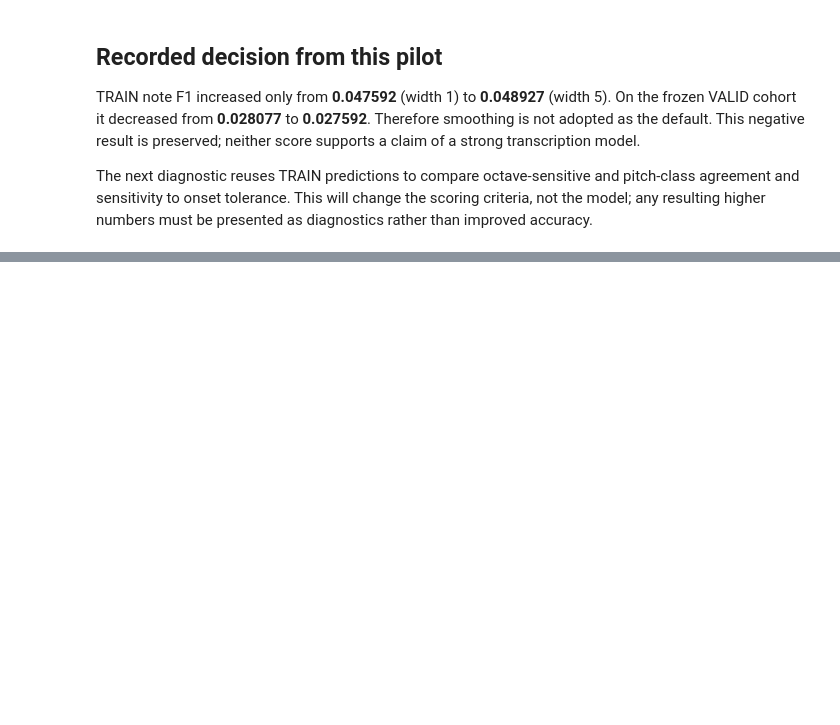
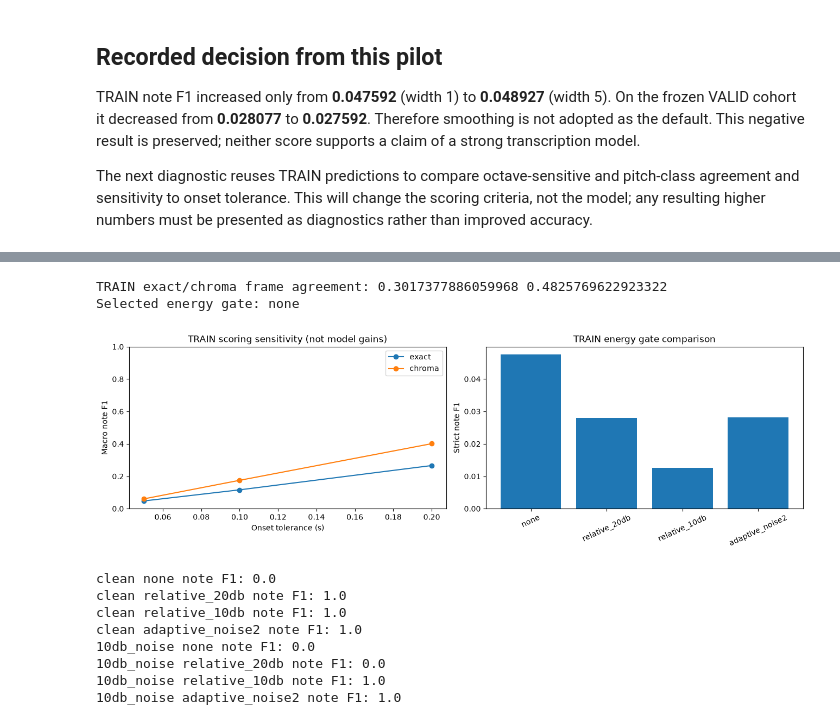
Before and after one commit to SYNCODE-SLIIT/J26-DS-339, a Jupyter notebook: notebooks/vishwa/02_baseline_alignment_and_evaluation.ipynb, the cells around one changed output, grey strips where cells are left out. Saved outputs shown, nothing was run; the diff lists cells and outputs as text; code cells hidden in the pictures; blank space fills up the shorter version.

Commit message:
research: document pitch and onset error experiments

```diff
--- a/notebooks/vishwa/02_baseline_alignment_and_evaluation.ipynb
+++ b/notebooks/vishwa/02_baseline_alignment_and_evaluation.ipynb
@@ -113,0 +120,28 @@ The next diagnostic reuses TRAIN predictions to compare octave-sensitive and pit
+# %%
+diagnostics=json.loads((ROOT/'experiments/vishwa/results/pitch_timing_diagnostics.json').read_text())
+energy=json.loads((ROOT/'experiments/vishwa/results/energy_pilot.json').read_text())
+print('TRAIN exact/chroma frame agreement:',diagnostics['macro_exact_frame_agreement'],diagnostics['macro_chroma_frame_agreement'])
+print('Selected energy gate:',energy['selected_mode'])
+fig,axes=plt.subplots(1,2,figsize=(13,4),constrained_layout=True)
+tolerances=[.05,.1,.2]
+for mode in ['exact','chroma']:
+    axes[0].plot(tolerances,[diagnostics['macro_note_f1_sensitivity'][f'{mode}_{t:.2f}s'] for t in tolerances],marker='o',label=mode)
+axes[0].set(title='TRAIN scoring sensitivity (not model gains)',xlabel='Onset tolerance (s)',ylabel='Macro note F1',ylim=(0,1));axes[0].legend()
+train_energy=[r for r in energy['aggregate'] if r['split']=='TRAIN']
+axes[1].bar([r['mode'] for r in train_energy],[r['note_f1'] for r in train_energy])
+axes[1].set(title='TRAIN energy gate comparison',ylabel='Strict note F1');axes[1].tick_params(axis='x',rotation=25)
+plt.show()
+for row in energy['synthetic_sensitivity']:
+    print(row['condition'],row['mode'],'note F1:',row['note_f1'])
+# %% [output]
+TRAIN exact/chroma frame agreement: 0.3017377886059968 0.4825769622923322
+Selected energy gate: none
+[figure, added]
+clean none note F1: 0.0
+clean relative_20db note F1: 1.0
+clean relative_10db note F1: 1.0
+clean adaptive_noise2 note F1: 1.0
+10db_noise none note F1: 0.0
+10db_noise relative_20db note F1: 0.0
+10db_noise relative_10db note F1: 1.0
+10db_noise adaptive_noise2 note F1: 1.0
```
Also changed, not shown: parts of 3 cells of this notebook, 10 other files.
